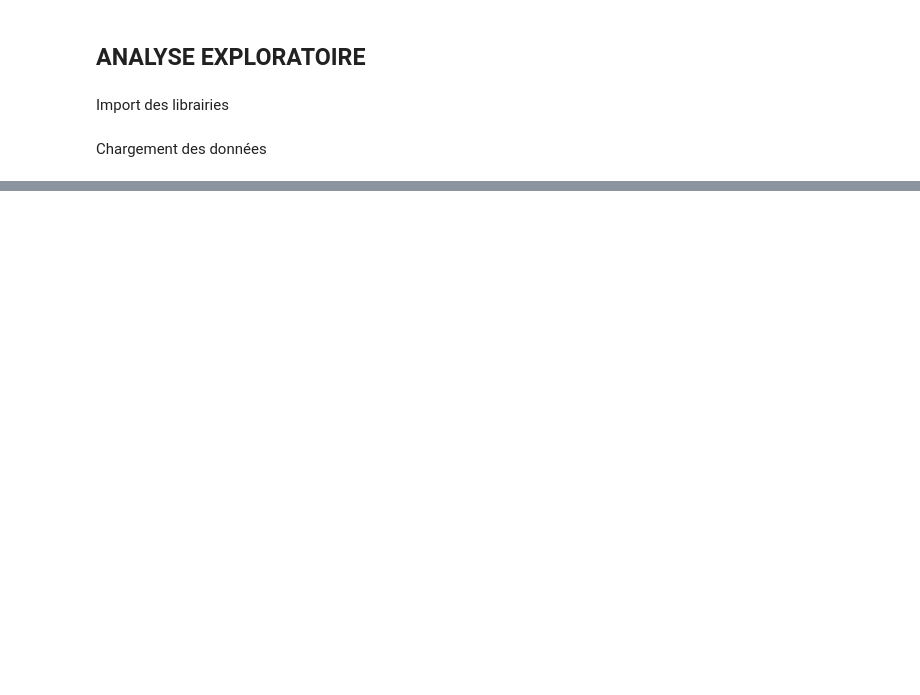
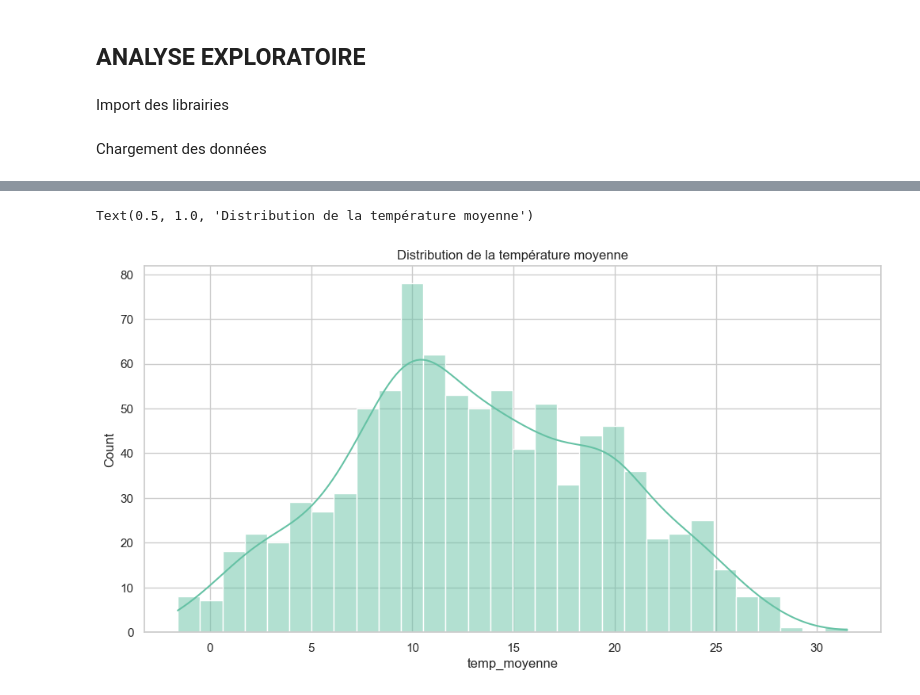
Before and after one commit to CaroleAdg/energy-weather-pipeline, a Jupyter notebook: notebook/01_analyse_exploratoire.ipynb, the cells around one changed output, grey strips where cells are left out. Drawn from its saved outputs; the diff is of its cells as text; code cells hidden in the pictures; blank space fills up the shorter version.

```diff
--- a/notebook/01_analyse_exploratoire.ipynb
+++ b/notebook/01_analyse_exploratoire.ipynb
@@ -25,0 +77,8 @@ FileNotFoundError: [Errno 2] No such file or directory: '../data/meteo_paris.csv
+# %%
+
+# Température moyenne
+sns.histplot(df["temp_moyenne"], bins=30, kde=True)
+plt.title("Distribution de la température moyenne")
+# %% [output]
+Text(0.5, 1.0, 'Distribution de la température moyenne')
+[figure, added]
```
Also changed, not shown: parts of 15 cells of this notebook, 15 other files.
